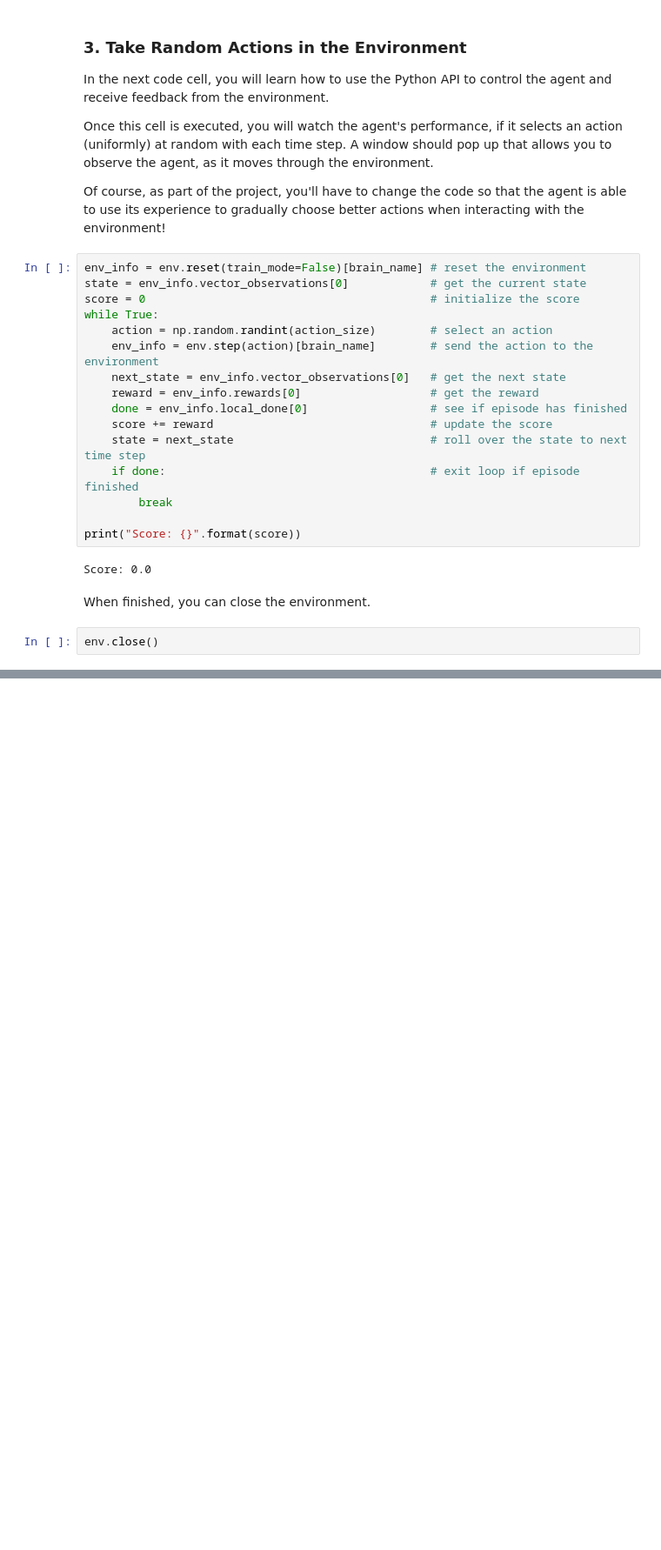
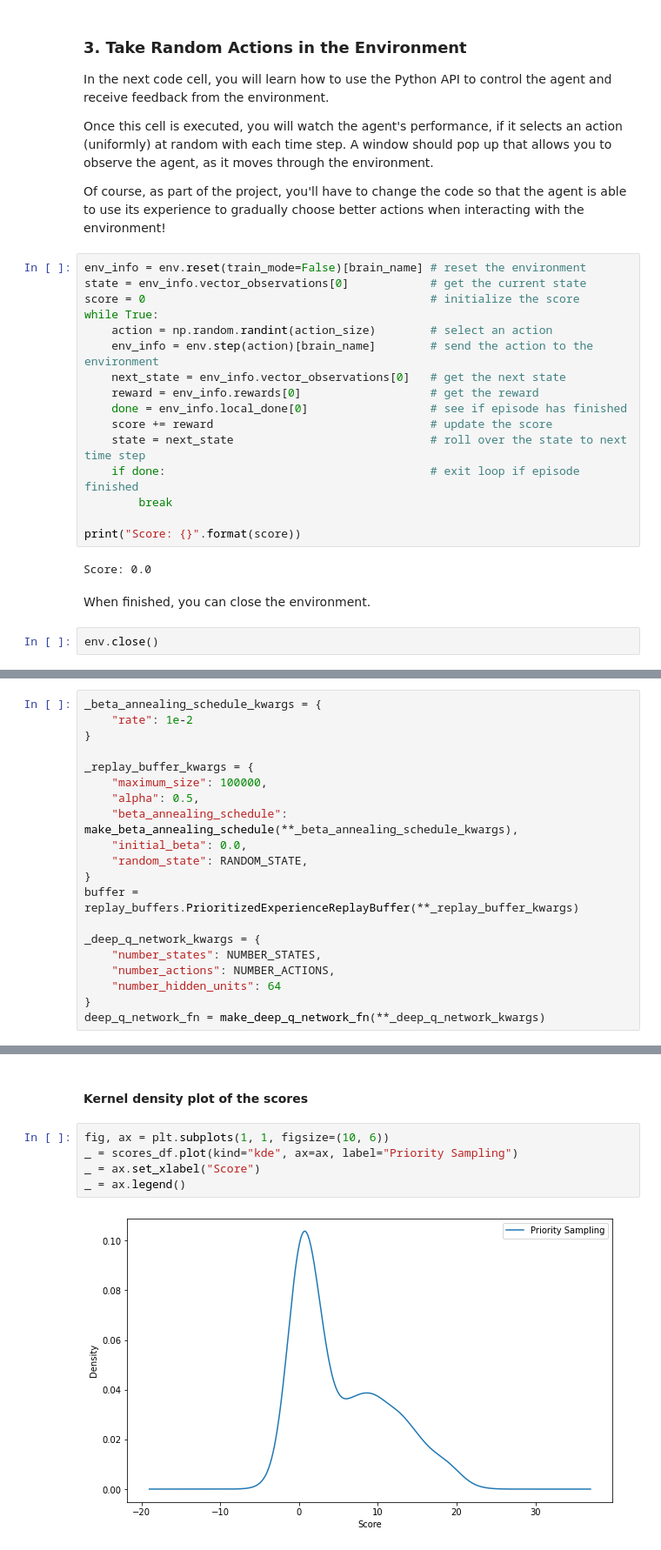
Before and after one commit to davidrpugh/udacity-drlnd-projects, a Jupyter notebook: notebooks/Navigation.ipynb, the cells around one changed output, grey strips where cells are left out. Shown: that part at 87% size. Cells and saved outputs as stored; diff of their text form; blank space fills up the shorter version.

```diff
--- a/notebooks/Navigation.ipynb
+++ b/notebooks/Navigation.ipynb
@@ -258,0 +263,20 @@ PicklingError: Can't pickle <function <lambda> at 0x...>: attribute lookup <lamb
+# %%
+_beta_annealing_schedule_kwargs = {
+    "rate": 1e-2
+}
+
+_replay_buffer_kwargs = {
+    "maximum_size": 100000,
+    "alpha": 0.5,
+    "beta_annealing_schedule": make_beta_annealing_schedule(**_beta_annealing_schedule_kwargs),
+    "initial_beta": 0.0,
+    "random_state": RANDOM_STATE,
+}
+buffer = replay_buffers.PrioritizedExperienceReplayBuffer(**_replay_buffer_kwargs)
+
+_deep_q_network_kwargs = {
+    "number_states": NUMBER_STATES,
+    "number_actions": NUMBER_ACTIONS,
+    "number_hidden_units": 64
+}
+deep_q_network_fn = make_deep_q_network_fn(**_deep_q_network_kwargs)
@@ -286,0 +351,9 @@ Episode 2000    Average Score: 13.02
+# %% [markdown]
+#### Kernel density plot of the scores
+# %%
+fig, ax = plt.subplots(1, 1, figsize=(10, 6))
+_ = scores_df.plot(kind="kde", ax=ax, label="Priority Sampling")
+_ = ax.set_xlabel("Score")
+_ = ax.legend()
+# %% [output]
+[figure, added]
```
Also changed, not shown: parts of 22 cells of this notebook, 4 other files.
